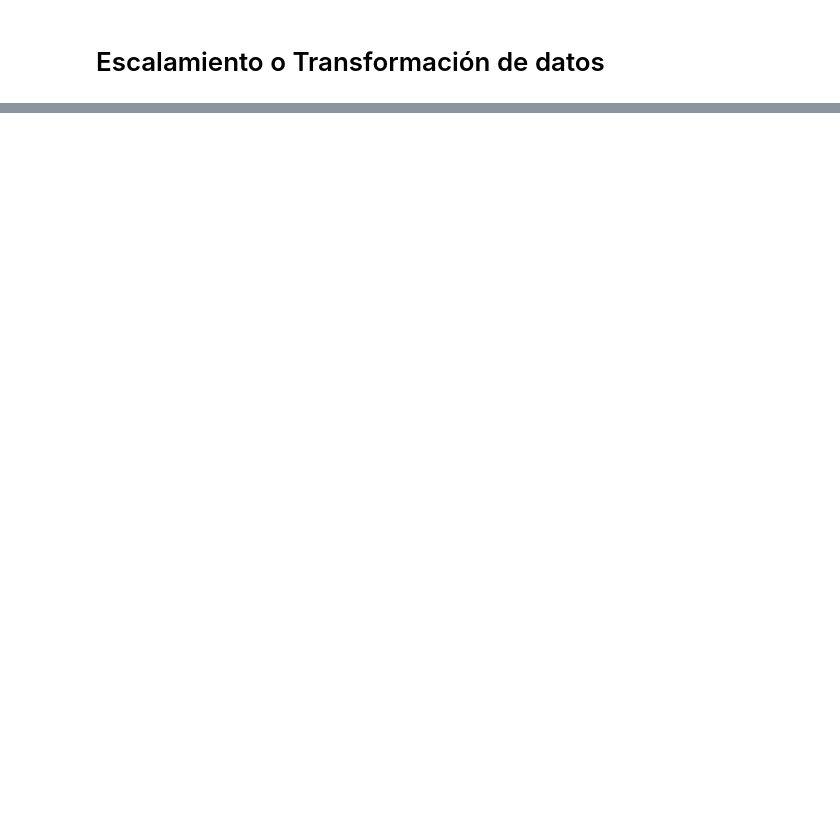
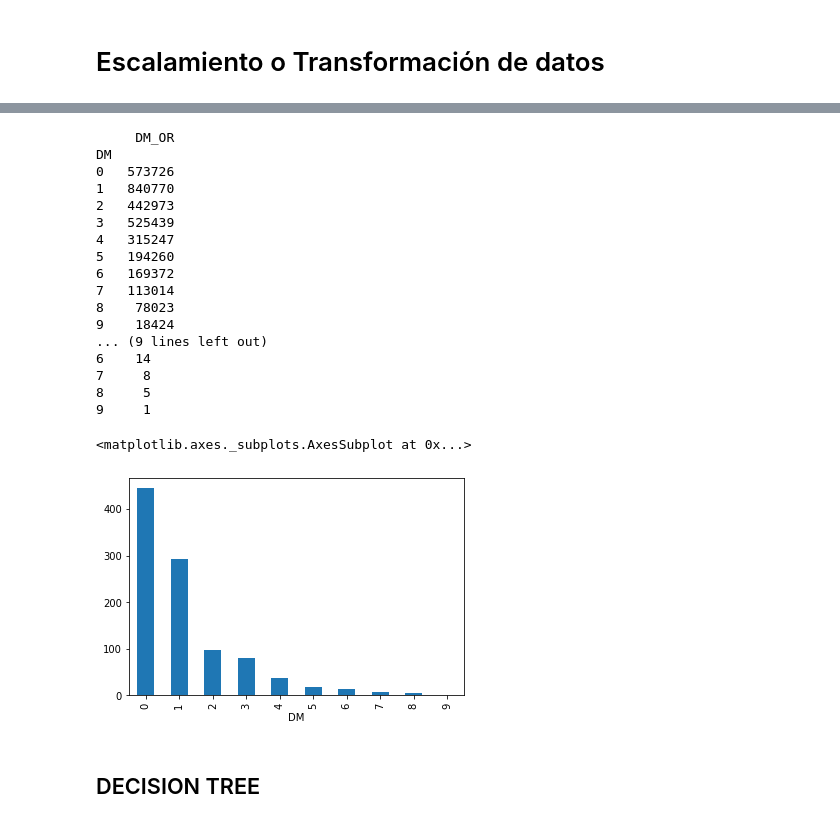
Before and after one commit to DanJoshuaSG/Clase_3_Supervised-Learning, a Jupyter notebook: Clase3_ML_SupervisedLearning.ipynb, the cells around one changed output, grey strips where cells are left out. Drawn from its saved outputs; the diff is of its cells as text; code cells hidden in the pictures; blank space fills up the shorter version.

```diff
--- a/Clase3_ML_SupervisedLearning.ipynb
+++ b/Clase3_ML_SupervisedLearning.ipynb
@@ -280,0 +740,7 @@ data_t
+# %%
+data["DM_OR"]=data["DM"] #Se guarda la data DM en otra variable (Columna) añadida
+disc = dsc.EqualWidthDiscretiser(bins=10, variables=['DM']) #Se crean discretizadores de igual tamaño (en grupos de 10) coon las variables de "DM"
+disc.fit(data) #
+data_t2= disc.transform(data) #transforma la data de disc
+data_t2["N"]=1
+data_t2
@@ -280,0 +761,29 @@ data_t
+# %%
+double_group = data_t2.groupby(["DM"])
+double_group.sum()
+print(double_group.sum()[["DM_OR"]])
+print(max(data["DM_OR"]))
+print(double_group.sum()[["N"]])
+data_t2.groupby('DM')['DM'].count().plot.bar()
+# %% [output]
+     DM_OR
+DM
+0   573726
+1   840770
+2   442973
+3   525439
+4   315247
+5   194260
+6   169372
+7   113014
+8    78023
+9    18424
+... (9 lines left out)
+6    14
+7     8
+8     5
+9     1
+<matplotlib.axes._subplots.AxesSubplot at 0x...>
+[figure, added]
+# %% [markdown]
+## DECISION TREE
```
Also changed, not shown: parts of 96 cells of this notebook.
